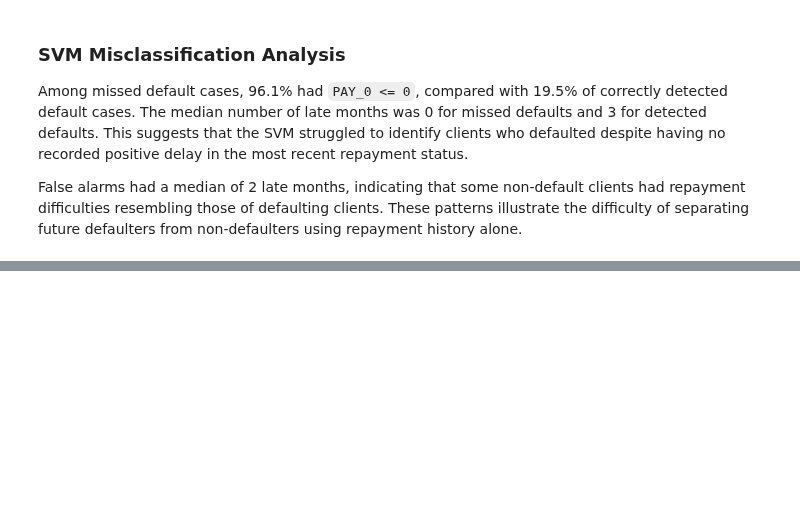
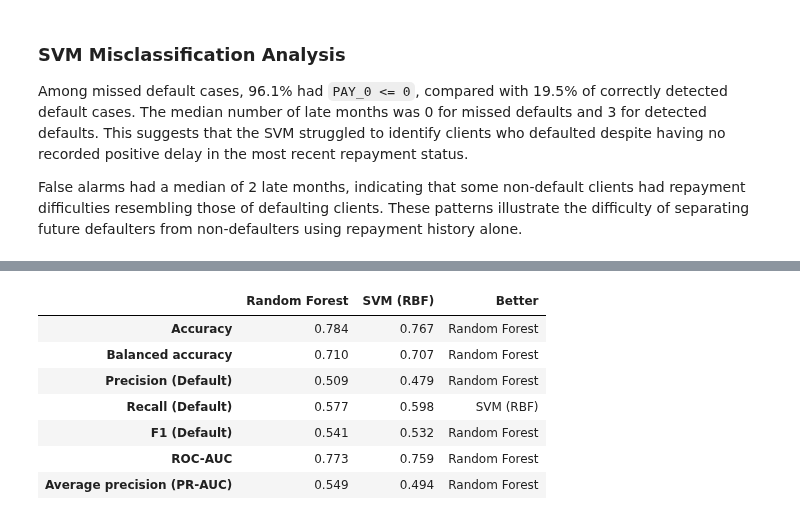
Before and after one commit to r-raghad/SWE485-Project-Group1, a Jupyter notebook: Phase1_Supervised_Learning.ipynb, the cells around one changed output, grey strips where cells are left out. Drawn from its saved outputs; the diff is of its cells as text; code cells hidden in the pictures; blank space fills up the shorter version.

```diff
--- a/Phase1_Supervised_Learning.ipynb
+++ b/Phase1_Supervised_Learning.ipynb
@@ -978,0 +1019,31 @@ files.download(str(final_zip))
+# %%
+# ===== Test metrics side by side =====
+models = {
+    "Random Forest": (both["y_pred_rf"], both["y_proba"]),
+    "SVM (RBF)": (both["y_pred_svm"], both["decision_score"]),
+}
+
+test_table = pd.DataFrame({
+    name: {
+        "Accuracy": accuracy_score(y_true, pred),
+        "Balanced accuracy": balanced_accuracy_score(y_true, pred),
+        "Precision (Default)": precision_score(y_true, pred),
+        "Recall (Default)": recall_score(y_true, pred),
+        "F1 (Default)": f1_score(y_true, pred),
+        "ROC-AUC": roc_auc_score(y_true, score),
+        "Average precision (PR-AUC)": average_precision_score(y_true, score),
+    }
+    for name, (pred, score) in models.items()
+})
+test_table["Better"] = np.where(test_table["Random Forest"] > test_table["SVM (RBF)"],
+                                "Random Forest", "SVM (RBF)")
+test_table.round(3)
+# %% [output]
+|  | Random Forest | SVM (RBF) | Better |
+| Accuracy | 0.784 | 0.767 | Random Forest |
+| Balanced accuracy | 0.710 | 0.707 | Random Forest |
+| Precision (Default) | 0.509 | 0.479 | Random Forest |
+| Recall (Default) | 0.577 | 0.598 | SVM (RBF) |
+| F1 (Default) | 0.541 | 0.532 | Random Forest |
+| ROC-AUC | 0.773 | 0.759 | Random Forest |
+| Average precision (PR-AUC) | 0.549 | 0.494 | Random Forest |
```
Also changed, not shown: parts of 15 cells of this notebook.
